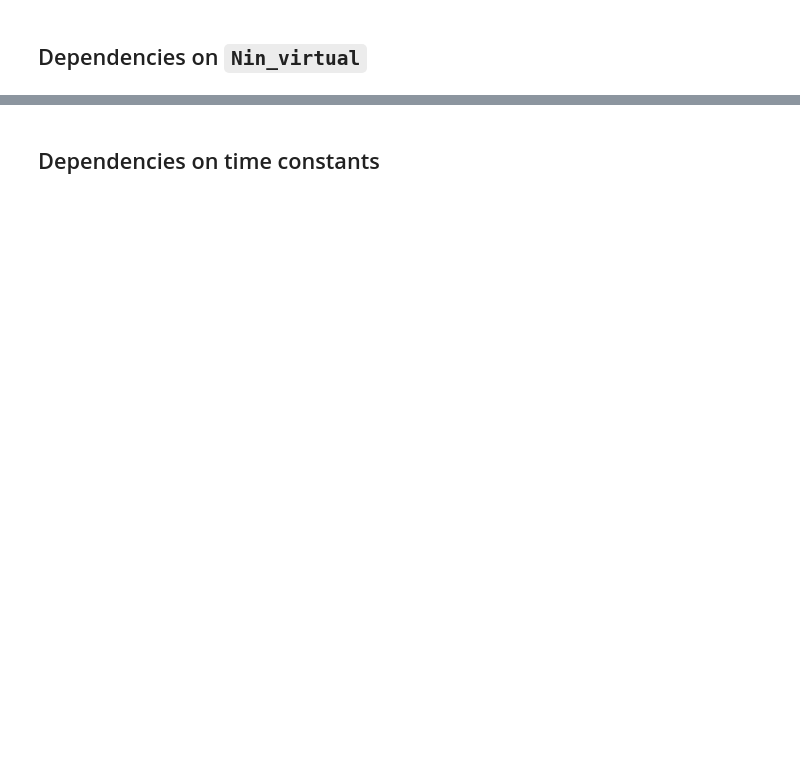
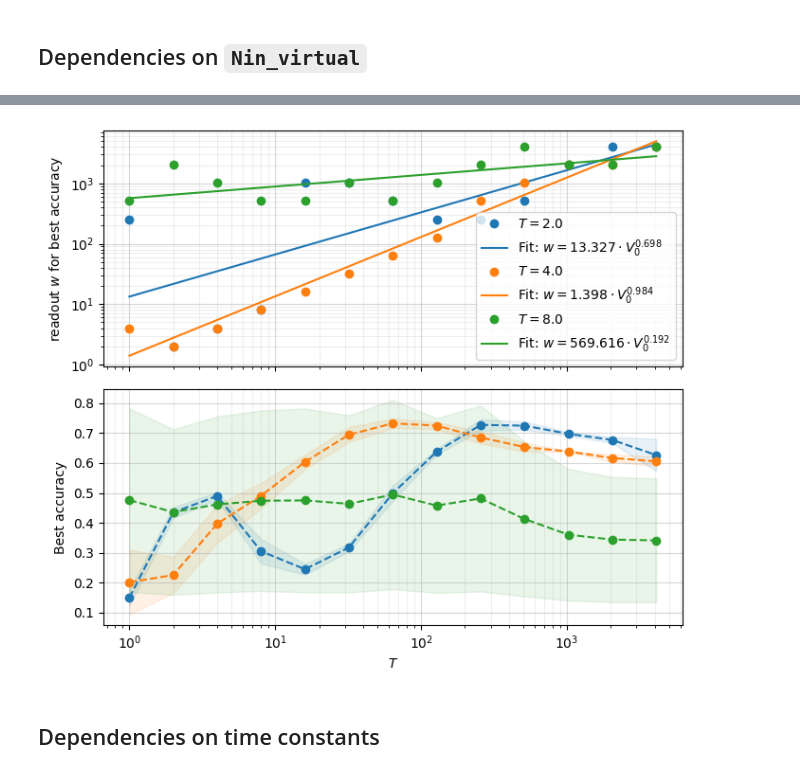
Before and after one commit to carlowenig/spikegd-carlo, a Jupyter notebook: experiments/heidelberg/analyze_grid_results_v2.1_max_over_time.ipynb, the cells around one changed output, grey strips where cells are left out. Drawn from its saved outputs; the diff is of its cells as text; code cells hidden in the pictures; blank space fills up the shorter version.

```diff
--- a/experiments/heidelberg/analyze_grid_results_v2.1_max_over_time.ipynb
+++ b/experiments/heidelberg/analyze_grid_results_v2.1_max_over_time.ipynb
@@ -112,3 +208,85 @@ PlotGrid(
+# %%
+def get_variables(df, indep_keys):
+    variables = {}
+    for key in indep_keys:
+        if len(vals := df[key].unique()) > 1:
+            variables[key] = vals
+    return variables
+
+def expect_variables(df, indep_keys, expected_variables):
+    variables = set(get_variables(df, indep_keys).keys())
+    expect_variables = set(expected_variables)
+
+    if variables != expect_variables:
+        raise ValueError(f"Expected variables {expect_variables}, got {variables}")
+
+def where_equals(df, values: dict):
+    for key, value in values.items():
+        df = df[df[key] == value]
+
+    return df
+
+df = where_equals(trials_df, {
+    "config.K": 700,
+    "config.Nhidden": 128,
+    "config.normalize_times": True,
+    "config.Nbatch": 1000,
+    "config.Nin_virtual": 16,
+    "config.Nlayer": 3,
+    "config.tau": 1,
+})
+df = df[df["config.T"].isin([2, 4, 8])]
+expect_variables(df, indep_keys, {"config.readout_w", "config.readout_V0", "config.T"})
+# print_dict(get_variables(df, indep_keys), value_format=fmt_list)
+
+fig, (ax1, ax2) = plt.subplots(2, 1, figsize=(7, 6), sharex=True)
+
+def plot_readout_w_vs_V0(ax, df, label):
+    V0 = df["config.readout_V0"]
+    w = df["config.readout_w"]
+    log_V0 = np.log(V0)
+    log_w = np.log(w)
+
+    line, = ax.plot(V0, w, 'o', label=label)
+
+    m, b = np.polyfit(log_V0, log_w, 1)
+
+    tau_fit = np.exp(m * log_V0 + b)
+
+    ax.plot(V0, tau_fit, color=line.get_color(),
+            label=f"Fit: $w = {np.exp(b):.3f} \\cdot V_0^{{{m:.3f}}}$")
+
+
+for T in np.sort(df["config.T"].unique()):
+    df_T = df[df["config.T"] == T]
+    best_per_V0 = df_T.loc[df_T.groupby("config.readout_V0")["metrics.acc_ord_max_mean"].idxmax()]
+    plot_readout_w_vs_V0(ax1, best_per_V0, f"$T = {T}$")
+
+    V0 = best_per_V0["config.readout_V0"]
+    acc_mean = best_per_V0["metrics.acc_ord_max_mean"]
+    acc_std = best_per_V0["metrics.acc_ord_max_std"]
+    line, = ax2.plot(V0, acc_mean, 'o--')
+    ax2.fill_between(V0, acc_mean - acc_std, acc_mean + acc_std, alpha=0.1, color=line.get_color())
+
+
+ax1.set_ylabel("readout $w$ for best accuracy")
+ax1.set_yscale("log")
+ax1.legend()
+
+ax2.set_ylabel("Best accuracy")
+
+
+ax2.set_xlabel("$T$")
+ax2.set_xscale("log")
+
+for ax in (ax1, ax2):
+    ax.grid(which="major", alpha=0.5)
+    ax.grid(which="minor", alpha=0.2)
+
+plt.tight_layout()
+plt.show()
+# %% [output]
+[figure, added]
 # %% [markdown]
 ## Dependencies on time constants
 # %%
```
Also changed, not shown: parts of 12 cells of this notebook, 7 other files.
